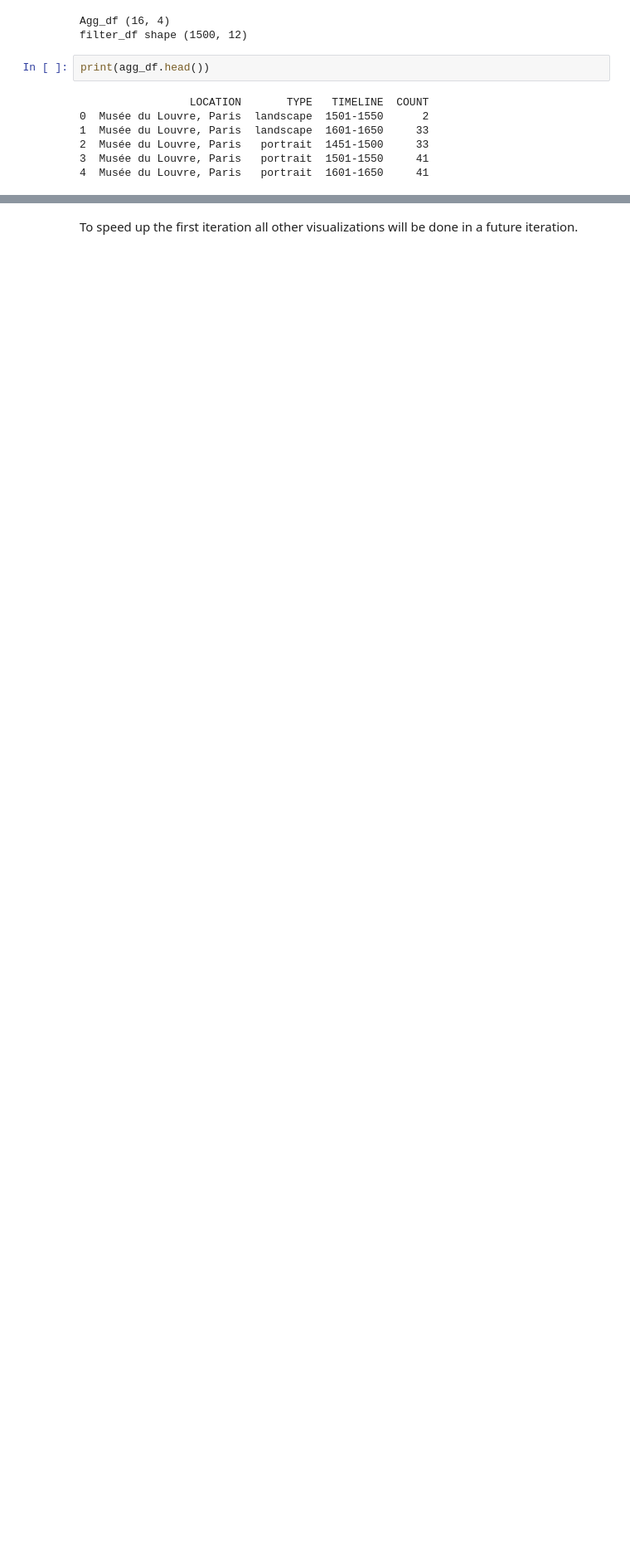
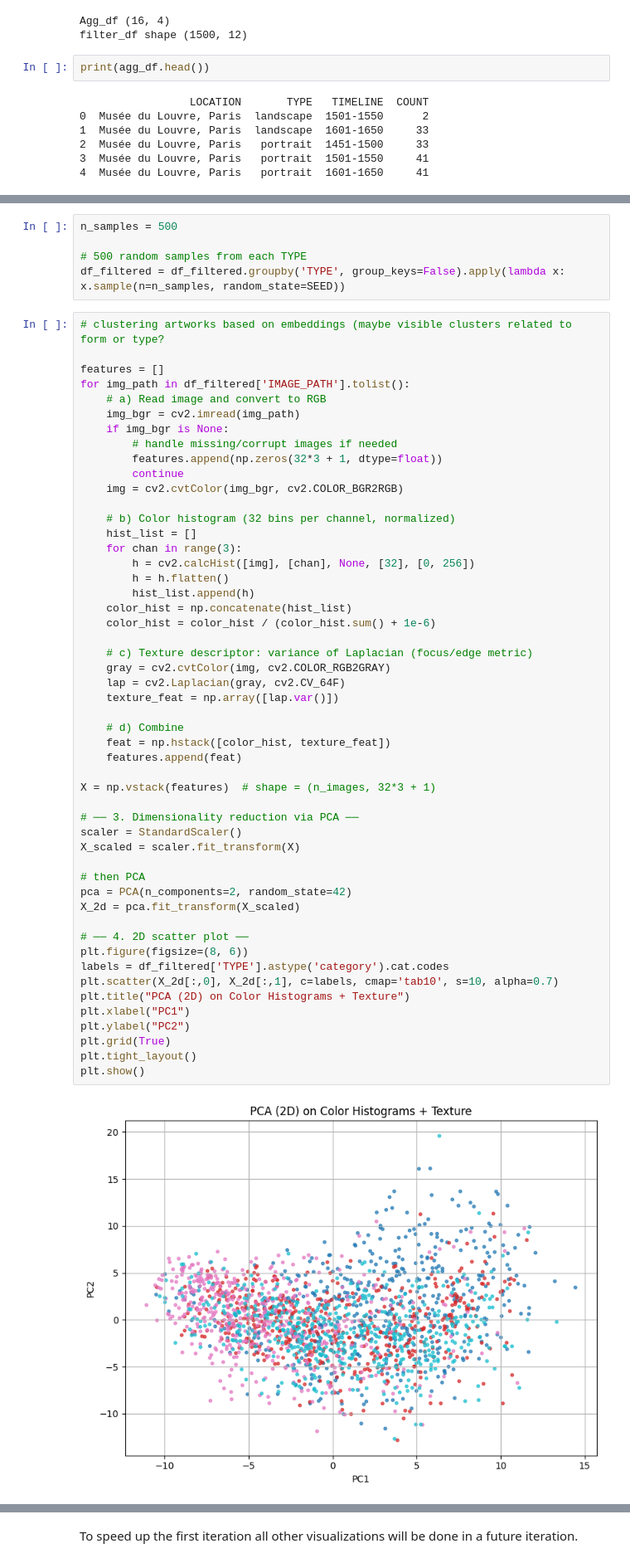
Before and after one commit to LaurenzPoll/Art-classifier, a Jupyter notebook: 02_data_understanding/02_3_exploratory_data_analysis.ipynb, the cells around one changed output, grey strips where cells are left out. Shown at 83% size. Drawn from its saved outputs; the diff is of its cells as text; blank space fills up the shorter version.

```diff
--- a/02_data_understanding/02_3_exploratory_data_analysis.ipynb
+++ b/02_data_understanding/02_3_exploratory_data_analysis.ipynb
@@ -509,0 +555,58 @@ df.sample(n=10)
+# %%
+n_samples = 500
+
+# 500 random samples from each TYPE
+df_filtered = df_filtered.groupby('TYPE', group_keys=False).apply(lambda x: x.sample(n=n_samples, random_state=SEED))
+# %%
+# clustering artworks based on embeddings (maybe visible clusters related to form or type?
+
+features = []
+for img_path in df_filtered['IMAGE_PATH'].tolist():
+    # a) Read image and convert to RGB
+    img_bgr = cv2.imread(img_path)
+    if img_bgr is None:
+        # handle missing/corrupt images if needed
+        features.append(np.zeros(32*3 + 1, dtype=float))
+        continue
+    img = cv2.cvtColor(img_bgr, cv2.COLOR_BGR2RGB)
+
+    # b) Color histogram (32 bins per channel, normalized)
+    hist_list = []
+    for chan in range(3):
+        h = cv2.calcHist([img], [chan], None, [32], [0, 256])
+        h = h.flatten()
+        hist_list.append(h)
+    color_hist = np.concatenate(hist_list)
+    color_hist = color_hist / (color_hist.sum() + 1e-6)
+
+    # c) Texture descriptor: variance of Laplacian (focus/edge metric)
+    gray = cv2.cvtColor(img, cv2.COLOR_RGB2GRAY)
+    lap = cv2.Laplacian(gray, cv2.CV_64F)
+    texture_feat = np.array([lap.var()])
+
+    # d) Combine
+    feat = np.hstack([color_hist, texture_feat])
+    features.append(feat)
+
+X = np.vstack(features)  # shape = (n_images, 32*3 + 1)
+
+# ── 3. Dimensionality reduction via PCA ──
+scaler = StandardScaler()
+X_scaled = scaler.fit_transform(X)
+
+# then PCA
+pca = PCA(n_components=2, random_state=42)
+X_2d = pca.fit_transform(X_scaled)
+
+# ── 4. 2D scatter plot ──
+plt.figure(figsize=(8, 6))
+labels = df_filtered['TYPE'].astype('category').cat.codes
+plt.scatter(X_2d[:,0], X_2d[:,1], c=labels, cmap='tab10', s=10, alpha=0.7)
+plt.title("PCA (2D) on Color Histograms + Texture")
+plt.xlabel("PC1")
+plt.ylabel("PC2")
+plt.grid(True)
+plt.tight_layout()
+plt.show()
+# %% [output]
+[figure, added]
```
Also changed, not shown: parts of 17 cells of this notebook.
